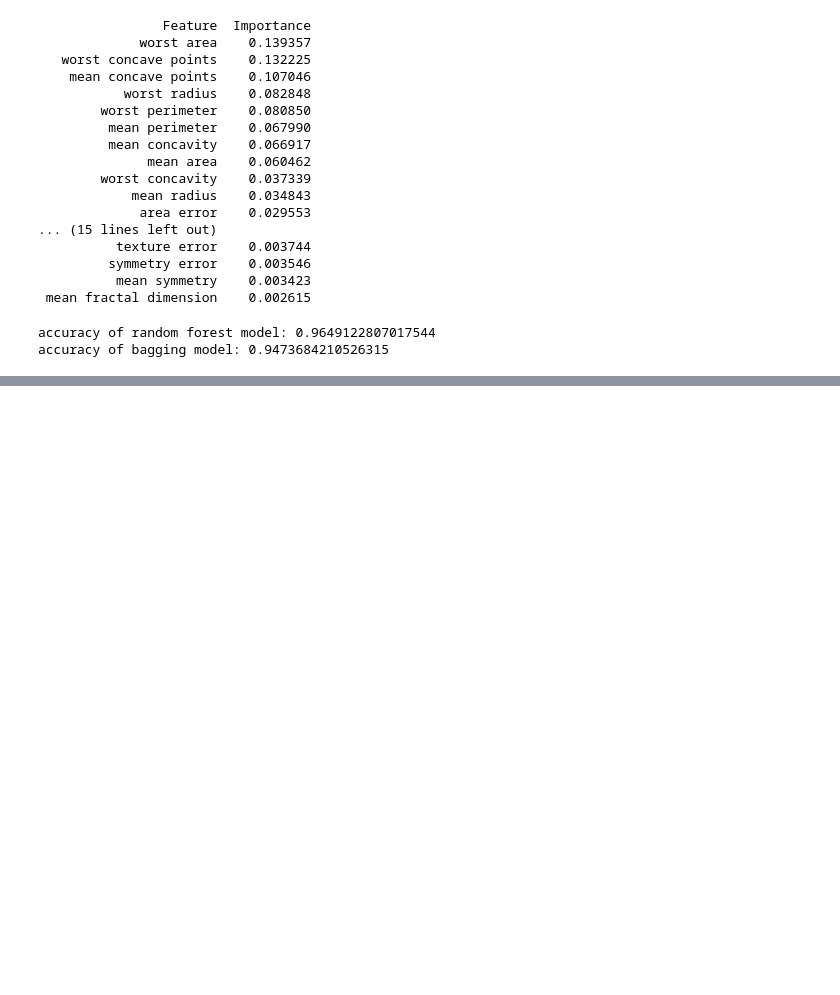
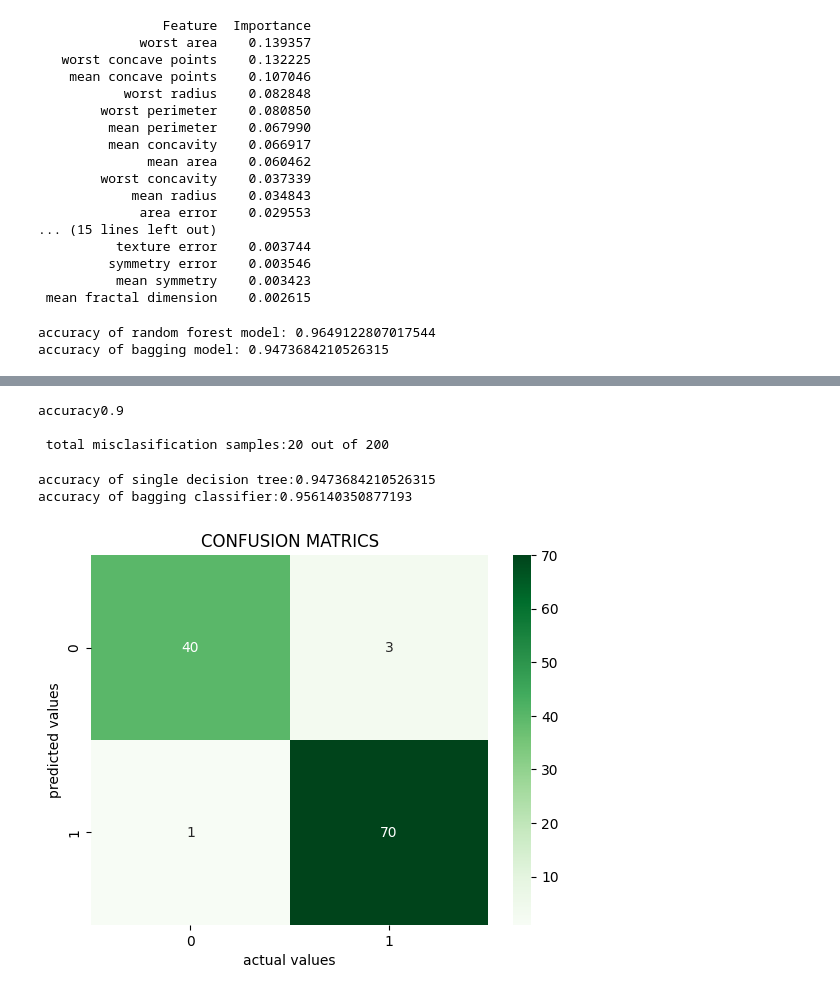
Before and after one commit to anjali10025/machine__learning, a Jupyter notebook: ensemble.ipynb, the cells around one changed output, grey strips where cells are left out. Cells and saved outputs as stored; diff of their text form; code cells hidden in the pictures; blank space fills up the shorter version.

```diff
--- a/ensemble.ipynb
+++ b/ensemble.ipynb
@@ -259,0 +361,71 @@ accuracy of bagging model: 0.9473684210526315
+# %%
+#Q:33
+import numpy as np
+from sklearn.datasets import make_classification
+from sklearn.model_selection import train_test_split
+from sklearn.ensemble import RandomForestClassifier
+from sklearn.metrics import accuracy_score
+
+x,y = make_classification(n_samples=1000,n_features=20,n_informative=15,n_redundant=5,random_state=42)
+x_train,x_test,y_train,y_test = train_test_split(x,y,test_size=0.2,random_state=42)
+rfc = RandomForestClassifier(n_estimators=100,random_state=42)
+rfc.fit(x_train,y_train)
+y_pred = rfc.predict(x_test)
+y_probs = rfc.predict_proba(x_test)
+
+misclassification_mask = (y_test != y_pred)
+misclasification_indices = np.where(misclassification_mask)[0]
+
+print(f'accuracy{accuracy_score(y_test,y_pred)}')
+print(f"\n total misclasification samples:{len(misclasification_indices)} out of {len(y_test)}\n")
+# %% [output]
+accuracy0.9
+
+ total misclasification samples:20 out of 200
+# %%
+#Q:34
+from sklearn.datasets import load_breast_cancer
+from sklearn.model_selection import train_test_split
+from sklearn.tree import DecisionTreeClassifier
+from sklearn.ensemble import BaggingClassifier
+
+x,y = load_breast_cancer(return_X_y=True)
+x_train,x_test,y_train,y_test = train_test_split(x,y,test_size=0.2,random_state=42)
+
+model1 = DecisionTreeClassifier(random_state=42)
+model1.fit(x_train,y_train)
+y_pred_single = model1.predict(x_test)
+
+base_model = DecisionTreeClassifier()
+bagging_clf = BaggingClassifier(estimator=base_model,n_estimators=100,random_state=42)
+bagging_clf.fit(x_train,y_train)
+y_pred_bagg = bagging_clf.predict(x_test)
+
+print(f"accuracy of single decision tree:{accuracy_score(y_test,y_pred_single)}")
+print(f"accuracy of bagging classifier:{accuracy_score(y_test,y_pred_bagg)}")
+# %% [output]
+accuracy of single decision tree:0.9473684210526315
+accuracy of bagging classifier:0.956140350877193
+# %%
+#Q:35
+from sklearn.datasets import load_breast_cancer
+from sklearn.model_selection import train_test_split
+from sklearn.ensemble import RandomForestClassifier
+from sklearn.metrics import confusion_matrix
+import seaborn as sns
+import matplotlib.pyplot as plt
+
+x,y = load_breast_cancer(return_X_y=True)
+x_train,x_test,y_train,y_test = train_test_split(x,y,test_size=0.2,random_state=42)
+rfc = RandomForestClassifier()
+rfc.fit(x_train,y_train)
+y_pred = rfc.predict(x_test)
+cm = confusion_matrix(y_test,y_pred)
+
+sns.heatmap(cm,annot=True,fmt='d',cmap='Greens')
+plt.xlabel("actual values")
+plt.ylabel("predicted values")
+plt.title("CONFUSION MATRICS")
+plt.show()
+# %% [output]
+[figure, added]
```
Also changed, not shown: parts of 12 cells of this notebook.
